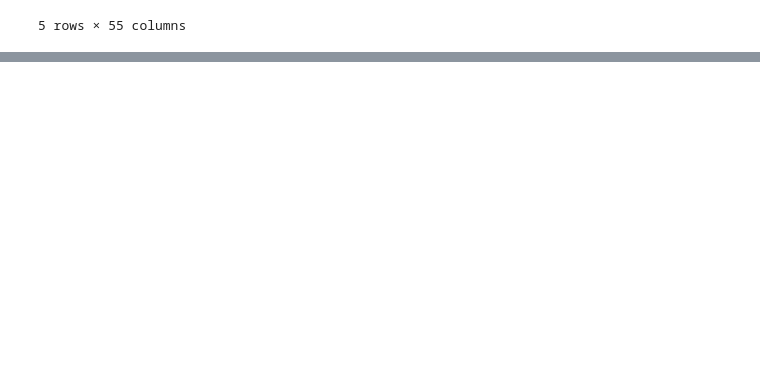
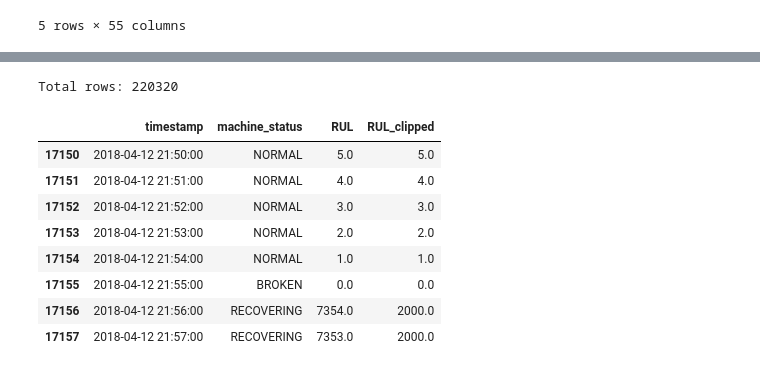
Before and after one commit to priyank-rupera-13/Loan-Approval-Prediction-Capstone, a Jupyter notebook: Remaining_Useful_Life.ipynb, the cells around one changed output, grey strips where cells are left out. Saved outputs shown, nothing was run; the diff lists cells and outputs as text; code cells hidden in the pictures; blank space fills up the shorter version.

```diff
--- a/Remaining_Useful_Life.ipynb
+++ b/Remaining_Useful_Life.ipynb
@@ -317,0 +346,9 @@ Data loaded: (220320, 55)
+# %%
+num_cols = df.select_dtypes(include=["number"]).columns.tolist()
+
+# forward-fill numeric gaps
+df[num_cols] = df[num_cols].fillna(method="ffill")
+# fill any leftovers with medians
+df[num_cols] = df[num_cols].fillna(df[num_cols].median(numeric_only=True))
+
+print("Total remaining NaNs:", df.isna().sum().sum())
@@ -317,0 +360,40 @@ Data loaded: (220320, 55)
+# %%
+N = len(df)
+print ("Total rows:", N)
+idx = np.arange(N)
+
+# Identify the failures
+failure_idx = np.where(df["machine_status"].values == "BROKEN")[0]
+if failure_idx.size == 0:
+    raise ValueError("No BROKEN rows found; cannot compute RUL.")
+
+# for each row i, find the first failure index >= i
+pos = np.searchsorted(failure_idx, idx, side="left")
+
+# next failure index for each row (NaN if none after)
+next_fail = np.full(N, np.nan, dtype="float64")
+valid = pos < failure_idx.size
+next_fail[valid] = failure_idx[pos[valid]]
+
+# RUL = distance to next failure; 0 exactly at failures
+df["RUL"] = next_fail - idx
+df.loc[df["machine_status"] == "BROKEN", "RUL"] = 0.0
+
+# clip very large RUL (stabilizes training)
+MAX_RUL = 2000
+df["RUL_clipped"] = df["RUL"].clip(upper=MAX_RUL)
+
+# sanity peek near the first failure
+first_fail = int(failure_idx[0])
+df.loc[first_fail-5:first_fail+2, ["timestamp","machine_status","RUL","RUL_clipped"]]
+# %% [output]
+Total rows: 220320
+|  | timestamp | machine_status | RUL | RUL_clipped |
+| 17150 | 2018-04-12 21:50:00 | NORMAL | 5.0 | 5.0 |
+| 17151 | 2018-04-12 21:51:00 | NORMAL | 4.0 | 4.0 |
+| 17152 | 2018-04-12 21:52:00 | NORMAL | 3.0 | 3.0 |
+| 17153 | 2018-04-12 21:53:00 | NORMAL | 2.0 | 2.0 |
+| 17154 | 2018-04-12 21:54:00 | NORMAL | 1.0 | 1.0 |
+| 17155 | 2018-04-12 21:55:00 | BROKEN | 0.0 | 0.0 |
+| 17156 | 2018-04-12 21:56:00 | RECOVERING | 7354.0 | 2000.0 |
+| 17157 | 2018-04-12 21:57:00 | RECOVERING | 7353.0 | 2000.0 |
```
Also changed, not shown: parts of 21 cells of this notebook.
